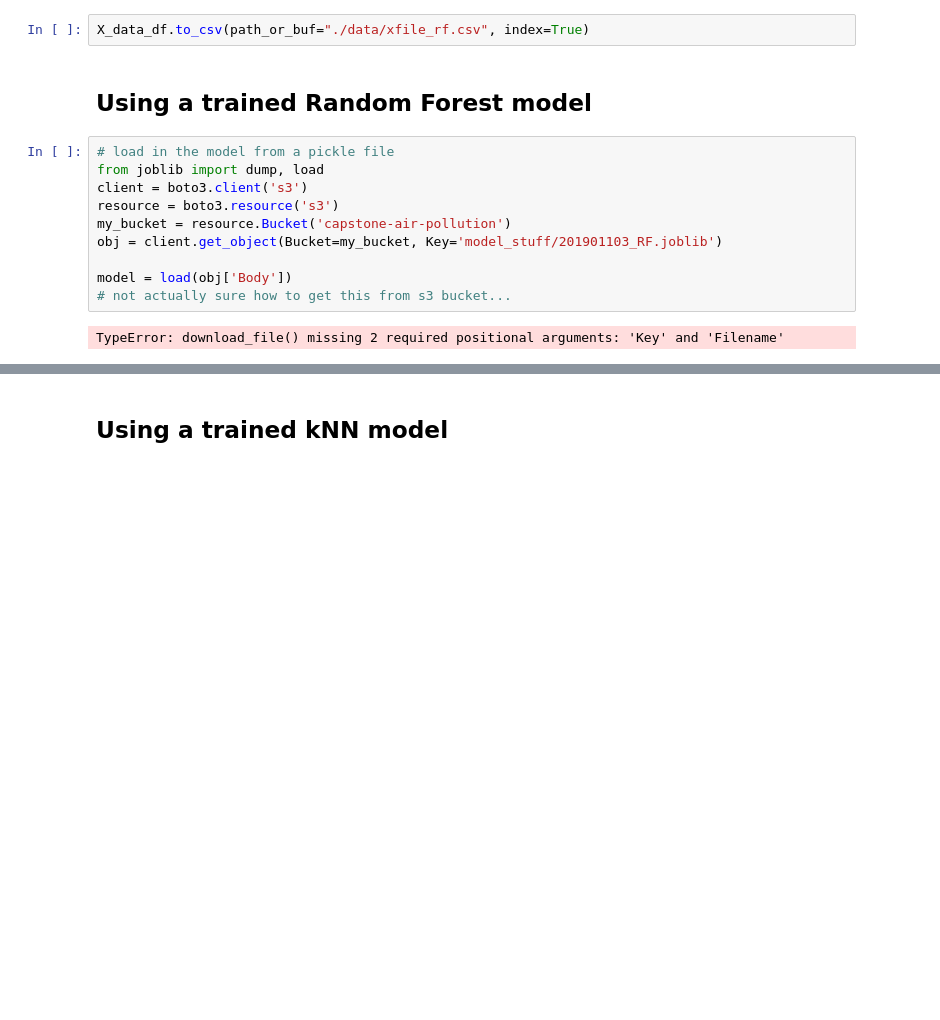
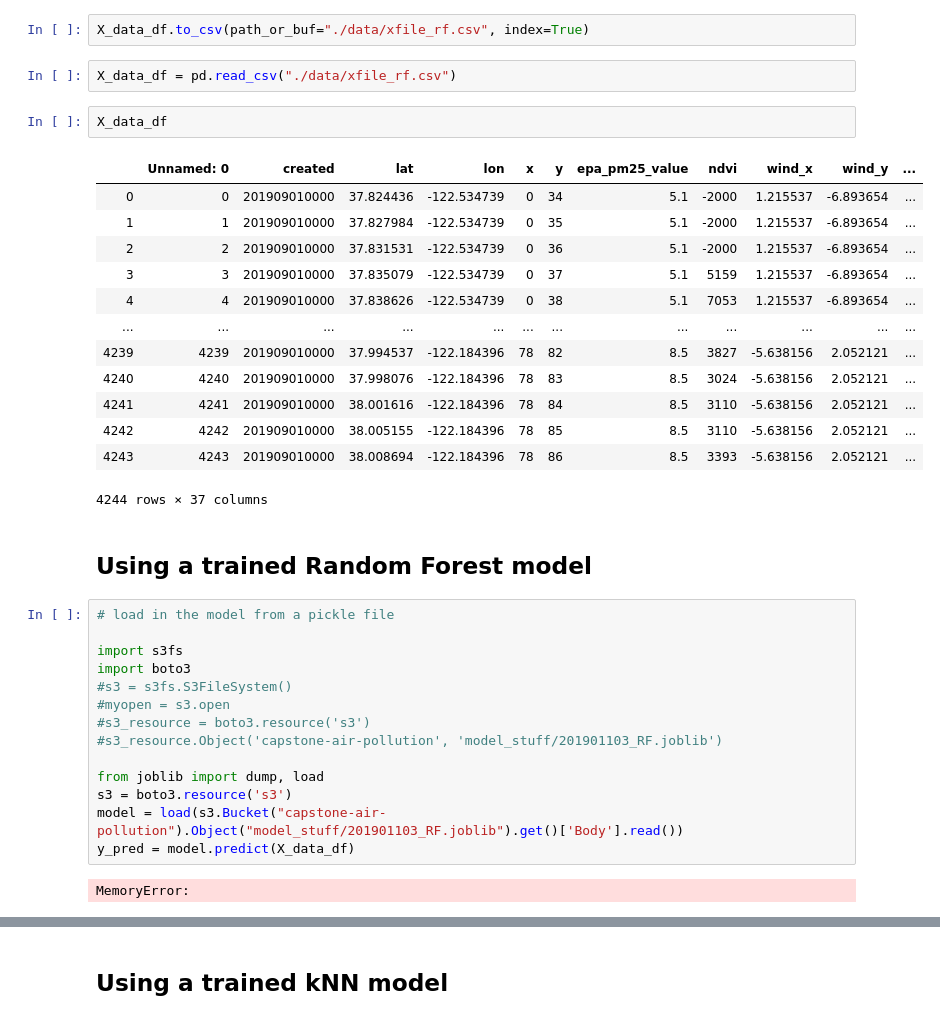
Before and after one commit to arnoldyb/air_pollution, a Jupyter notebook: recommender_mostpolluted.ipynb, the cells around one changed output, grey strips where cells are left out. Cells and saved outputs as stored; diff of their text form; blank space fills up the shorter version.

```diff
--- a/recommender_mostpolluted.ipynb
+++ b/recommender_mostpolluted.ipynb
@@ -435,16 +527,38 @@ X_data_df
 # %%
 X_data_df.to_csv(path_or_buf="./data/xfile_rf.csv", index=True)
+# %%
+X_data_df = pd.read_csv("./data/xfile_rf.csv")
+# %%
+X_data_df
+# %% [output]
+|  | Unnamed: 0 | created | lat | lon | x | y | epa_pm25_value | ndvi | wind_x | wind_y | ... |
+| 0 | 0 | 201909010000 | 37.824436 | -122.534739 | 0 | 34 | 5.1 | -2000 | 1.215537 | -6.893654 | ... |
+| 1 | 1 | 201909010000 | 37.827984 | -122.534739 | 0 | 35 | 5.1 | -2000 | 1.215537 | -6.893654 | ... |
+| 2 | 2 | 201909010000 | 37.831531 | -122.534739 | 0 | 36 | 5.1 | -2000 | 1.215537 | -6.893654 | ... |
+| 3 | 3 | 201909010000 | 37.835079 | -122.534739 | 0 | 37 | 5.1 | 5159 | 1.215537 | -6.893654 | ... |
+| 4 | 4 | 201909010000 | 37.838626 | -122.534739 | 0 | 38 | 5.1 | 7053 | 1.215537 | -6.893654 | ... |
+| ... | ... | ... | ... | ... | ... | ... | ... | ... | ... | ... | ... |
+| 4239 | 4239 | 201909010000 | 37.994537 | -122.184396 | 78 | 82 | 8.5 | 3827 | -5.638156 | 2.052121 | ... |
+| 4240 | 4240 | 201909010000 | 37.998076 | -122.184396 | 78 | 83 | 8.5 | 3024 | -5.638156 | 2.052121 | ... |
+| 4241 | 4241 | 201909010000 | 38.001616 | -122.184396 | 78 | 84 | 8.5 | 3110 | -5.638156 | 2.052121 | ... |
+| 4242 | 4242 | 201909010000 | 38.005155 | -122.184396 | 78 | 85 | 8.5 | 3110 | -5.638156 | 2.052121 | ... |
+| 4243 | 4243 | 201909010000 | 38.008694 | -122.184396 | 78 | 86 | 8.5 | 3393 | -5.638156 | 2.052121 | ... |
+4244 rows × 37 columns
 # %% [markdown]
 ## Using a trained Random Forest model
 # %%
 # load in the model from a pickle file
+
+import s3fs
+import boto3
+#s3 = s3fs.S3FileSystem()
+#myopen = s3.open
+#s3_resource = boto3.resource('s3')
+#s3_resource.Object('capstone-air-pollution', 'model_stuff/201901103_RF.joblib')
+
 from joblib import dump, load
-client = boto3.client('s3')
-resource = boto3.resource('s3')
-my_bucket = resource.Bucket('capstone-air-pollution')
-obj = client.get_object(Bucket=my_bucket, Key='model_stuff/201901103_RF.joblib')
-
-model = load(obj['Body'])
-# not actually sure how to get this from s3 bucket...
+s3 = boto3.resource('s3')
+model = load(s3.Bucket("capstone-air-pollution").Object("model_stuff/201901103_RF.joblib").get()['Body'].read())
+y_pred = model.predict(X_data_df)
 # %% [output]
-TypeError: download_file() missing 2 required positional arguments: 'Key' and 'Filename'
+MemoryError:
```
Also changed, not shown: parts of 19 cells of this notebook.
